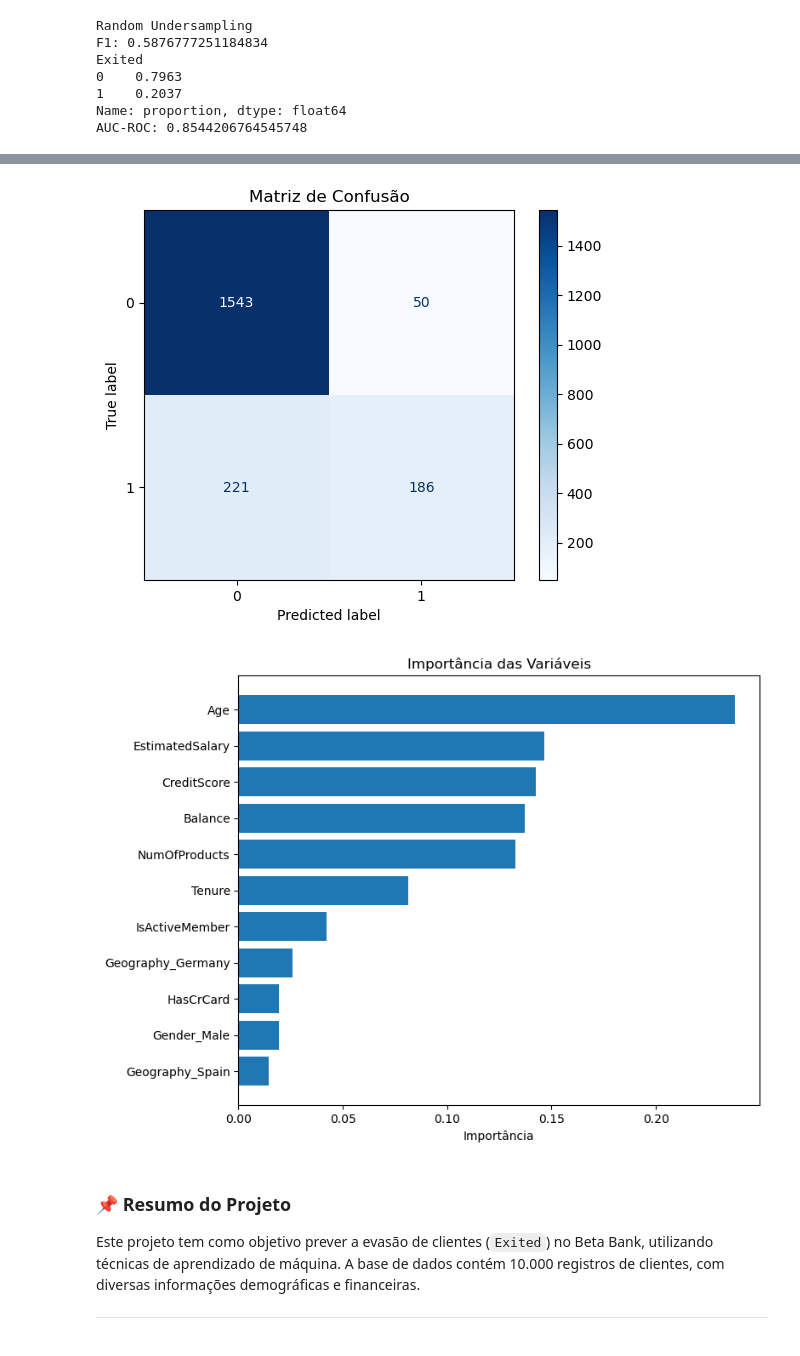
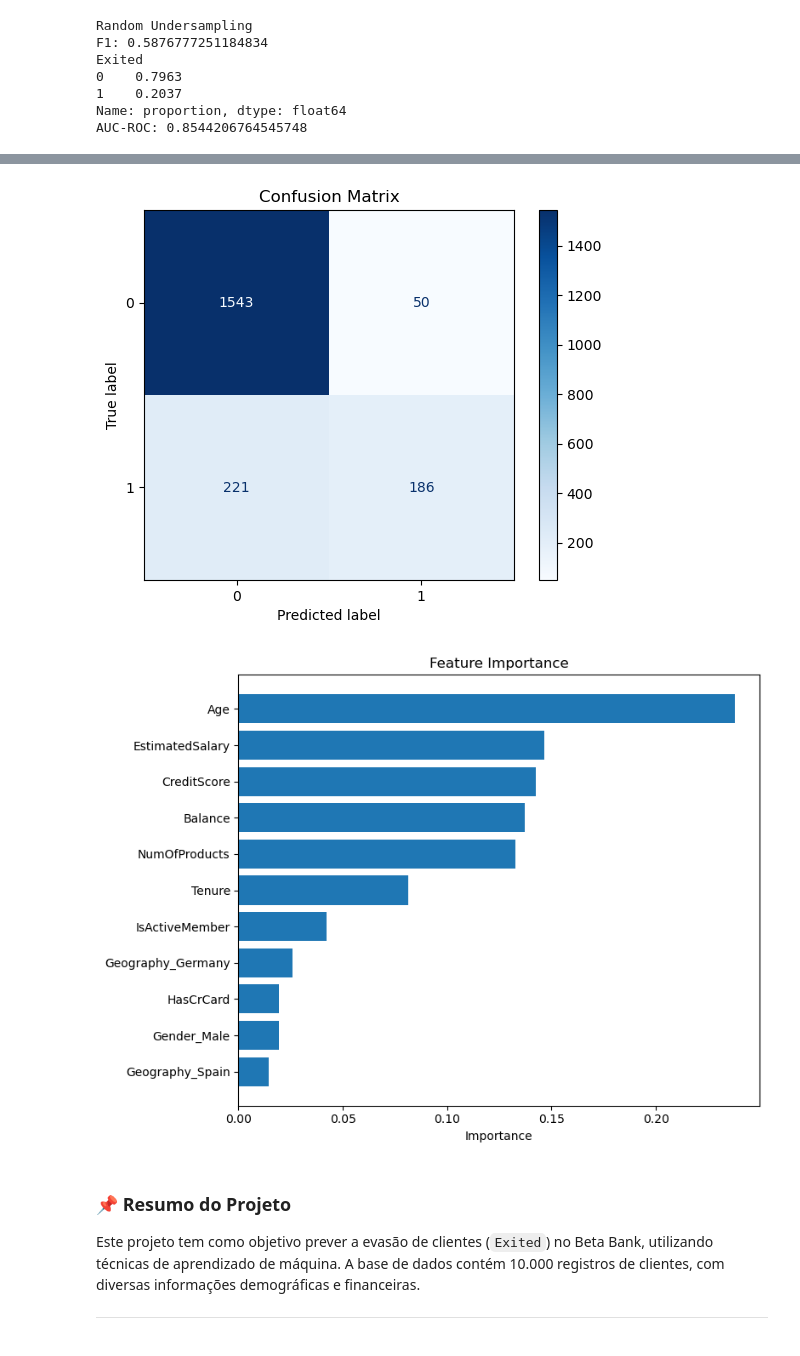
Before and after one commit to PedroAlbuquerque25/beta-bank-churn-prediction, a Jupyter notebook: notebook/notebook.ipynb, the cells around one changed output, grey strips where cells are left out. Cells and saved outputs as stored; diff of their text form; code cells hidden in the pictures.

```diff
--- a/notebook/notebook.ipynb
+++ b/notebook/notebook.ipynb
@@ -299,25 +299,25 @@ Random Undersampling     0.5877   0.8544       0.20
 cm = confusion_matrix(y_valid, y_pred)
 disp = ConfusionMatrixDisplay(confusion_matrix=cm, display_labels=model.classes_)
 disp.plot(cmap='Blues')
-plt.title('Matriz de Confusão')
+plt.title('Confusion Matrix')
 plt.show()
 # %% [output]
-[figure, old version]
+[figure, new version]
 # %%
 # Visualizar a importância das variáveis para entender quais recursos influenciam mais a previsão de churn
 importances = model.feature_importances_
 features = X_train.columns
 indices = np.argsort(importances)
 
 plt.figure(figsize=(8, 6))
 plt.barh(range(len(indices)), importances[indices], align='center')
 plt.yticks(range(len(indices)), [features[i] for i in indices])
-plt.title('Importância das Variáveis')
-plt.xlabel('Importância')
+plt.title('Feature Importance')
+plt.xlabel('Importance')
 plt.tight_layout()
 plt.show()
 # %% [output]
-[figure, old version]
+[figure, new version]
 # %% [markdown]
 ### 📌 **Resumo do Projeto**
 
```
Also changed, not shown: parts of 1 cell of this notebook.
